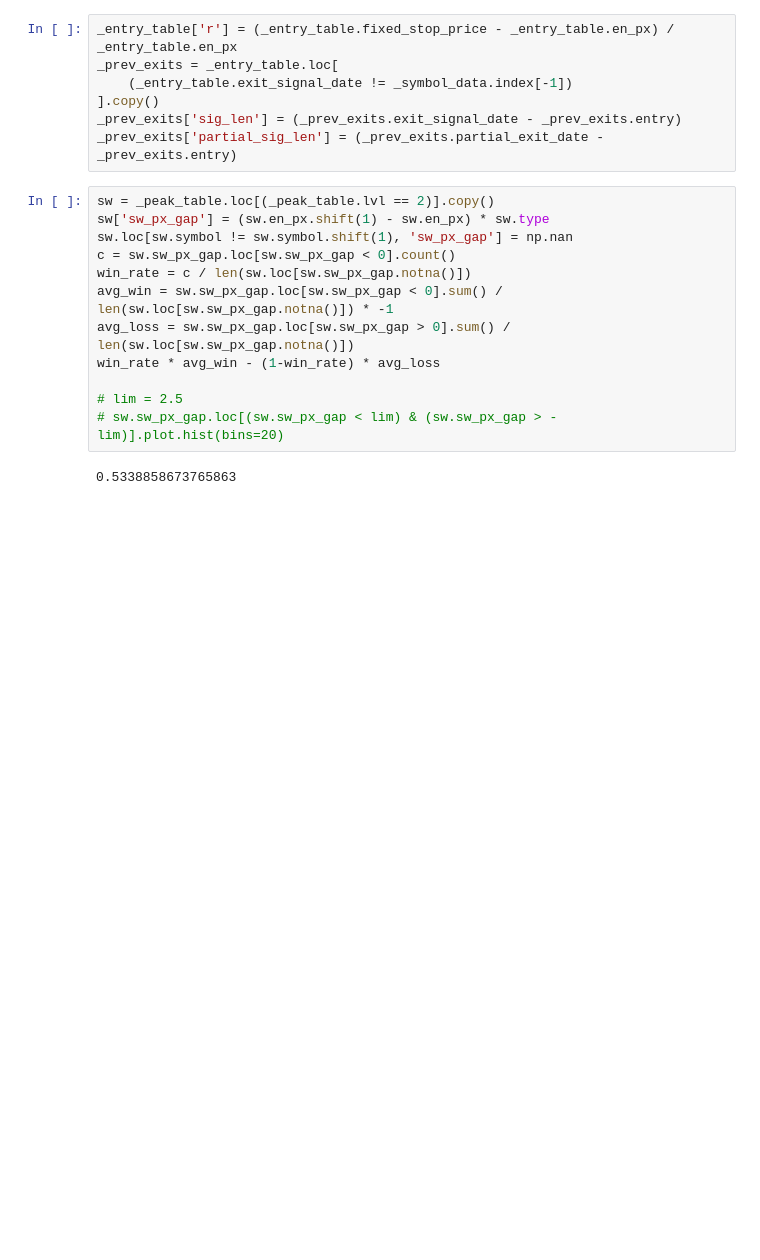
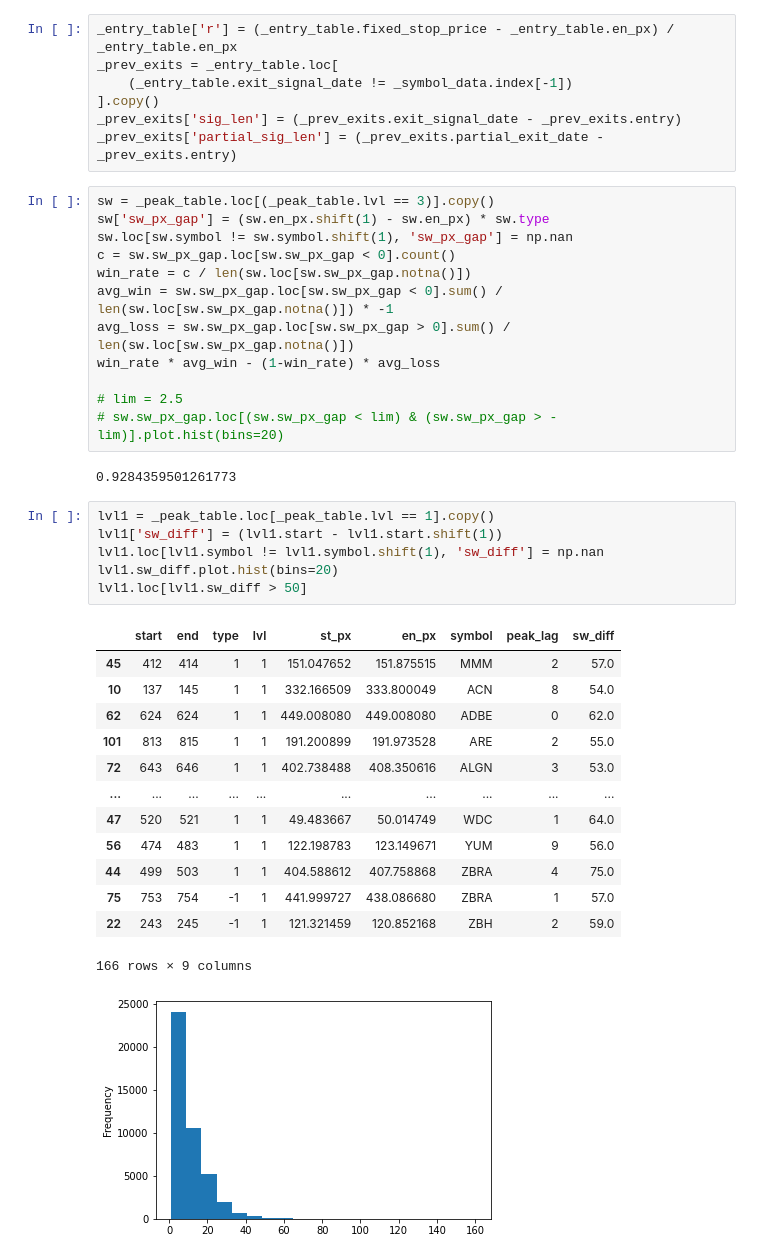
Before and after one commit to bjahnke/blue_bird_pms, a Jupyter notebook: src/backtester.ipynb, the cells around one changed output. Drawn from its saved outputs; the diff is of its cells as text; blank space fills up the shorter version.

```diff
--- a/src/backtester.ipynb
+++ b/src/backtester.ipynb
@@ -136,7 +136,7 @@ _prev_exits = _entry_table.loc[
 _prev_exits['sig_len'] = (_prev_exits.exit_signal_date - _prev_exits.entry)
 _prev_exits['partial_sig_len'] = (_prev_exits.partial_exit_date - _prev_exits.entry)
 # %%
-sw = _peak_table.loc[(_peak_table.lvl == 2)].copy()
+sw = _peak_table.loc[(_peak_table.lvl == 3)].copy()
 sw['sw_px_gap'] = (sw.en_px.shift(1) - sw.en_px) * sw.type
 sw.loc[sw.symbol != sw.symbol.shift(1), 'sw_px_gap'] = np.nan
 c = sw.sw_px_gap.loc[sw.sw_px_gap < 0].count()
@@ -148,4 +148,25 @@ win_rate * avg_win - (1-win_rate) * avg_loss
 # lim = 2.5
 # sw.sw_px_gap.loc[(sw.sw_px_gap < lim) & (sw.sw_px_gap > -lim)].plot.hist(bins=20)
 # %% [output]
-0.5338858673765863
+0.9284359501261773
+# %%
+lvl1 = _peak_table.loc[_peak_table.lvl == 1].copy()
+lvl1['sw_diff'] = (lvl1.start - lvl1.start.shift(1))
+lvl1.loc[lvl1.symbol != lvl1.symbol.shift(1), 'sw_diff'] = np.nan
+lvl1.sw_diff.plot.hist(bins=20)
+lvl1.loc[lvl1.sw_diff > 50]
+# %% [output]
+|  | start | end | type | lvl | st_px | en_px | symbol | peak_lag | sw_diff |
+| 45 | 412 | 414 | 1 | 1 | 151.047652 | 151.875515 | MMM | 2 | 57.0 |
+| 10 | 137 | 145 | 1 | 1 | 332.166509 | 333.800049 | ACN | 8 | 54.0 |
+| 62 | 624 | 624 | 1 | 1 | 449.008080 | 449.008080 | ADBE | 0 | 62.0 |
+| 101 | 813 | 815 | 1 | 1 | 191.200899 | 191.973528 | ARE | 2 | 55.0 |
+| 72 | 643 | 646 | 1 | 1 | 402.738488 | 408.350616 | ALGN | 3 | 53.0 |
+| ... | ... | ... | ... | ... | ... | ... | ... | ... | ... |
+| 47 | 520 | 521 | 1 | 1 | 49.483667 | 50.014749 | WDC | 1 | 64.0 |
+| 56 | 474 | 483 | 1 | 1 | 122.198783 | 123.149671 | YUM | 9 | 56.0 |
+| 44 | 499 | 503 | 1 | 1 | 404.588612 | 407.758868 | ZBRA | 4 | 75.0 |
+| 75 | 753 | 754 | -1 | 1 | 441.999727 | 438.086680 | ZBRA | 1 | 57.0 |
+| 22 | 243 | 245 | -1 | 1 | 121.321459 | 120.852168 | ZBH | 2 | 59.0 |
+166 rows × 9 columns
+[figure, added]
```
Also changed, not shown: parts of 4 cells of this notebook, 8 other files.
